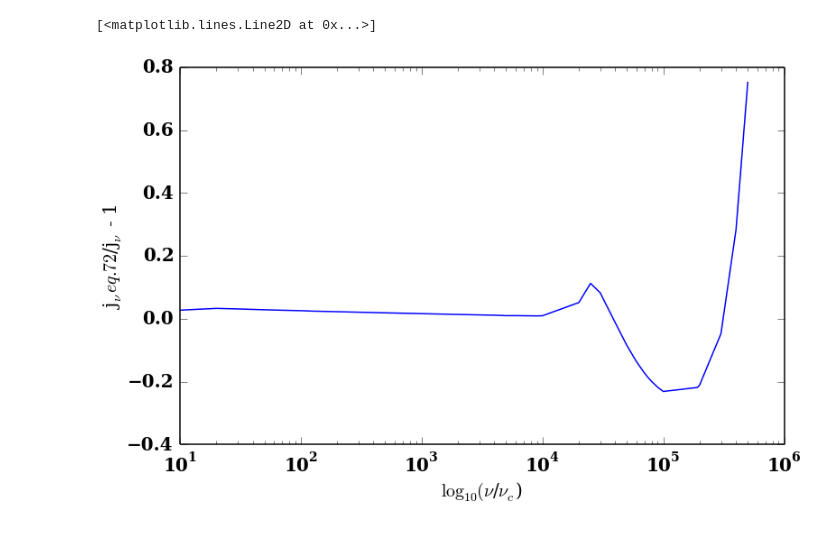
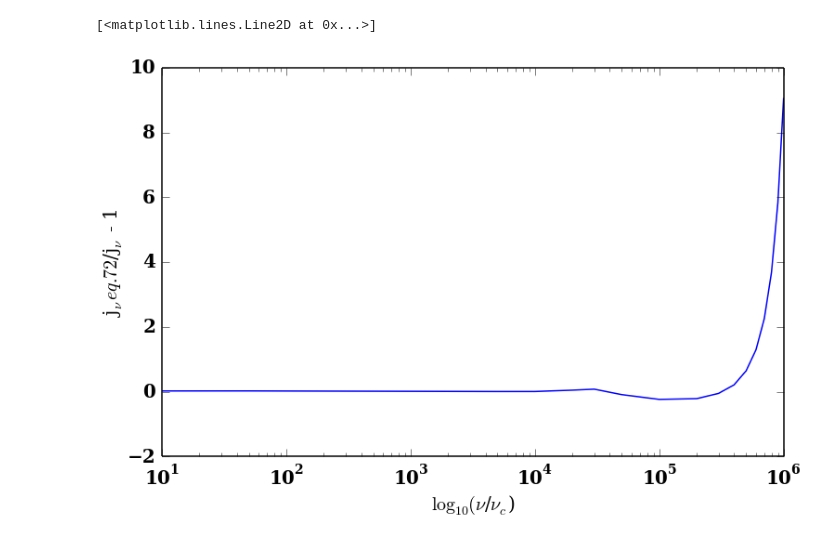
Before and after one commit to aapandy2/kappa_distributions, a Jupyter notebook: jnu_calculator_thermal.ipynb, the cells around one changed output. Cells and saved outputs as stored; diff of their text form; code cells hidden in the pictures.

```diff
--- a/jnu_calculator_thermal.ipynb
+++ b/jnu_calculator_thermal.ipynb
@@ -184,17 +391,16 @@ pl.show()
 # %%
-#we can see that the calculation is accurate up to nu/nu_c = 10^4
-
-errordata = np.loadtxt('/home/alex/Documents/errordata.txt')
+#error in calculated j_nu, for j_nu calculated using myBesselJ
+errordata = np.loadtxt('/home/alex/kappa_dist/jnu_myBessel.txt')
 nu_ratio = errordata[:, 0]
 calculated_jnu = errordata[:, 1]
 
 fitting_function_jnu = eq_72_jnu(nu_ratio * nu_c / nu_s)
 
 error = fitting_function_jnu/calculated_jnu - 1.
 
 pl.xlabel("$\\log_{10}(\\nu$/$\\nu_c$)")
 pl.ylabel("j$_\\nu eq.72$/j$_\\nu$ - 1")
 pl.semilogx(nu_ratio, error)
 # %% [output]
 [<matplotlib.lines.Line2D at 0x...>]
-[figure, old version]
+[figure, new version]
```
Also changed, not shown: parts of 6 cells of this notebook, 1 other file.
